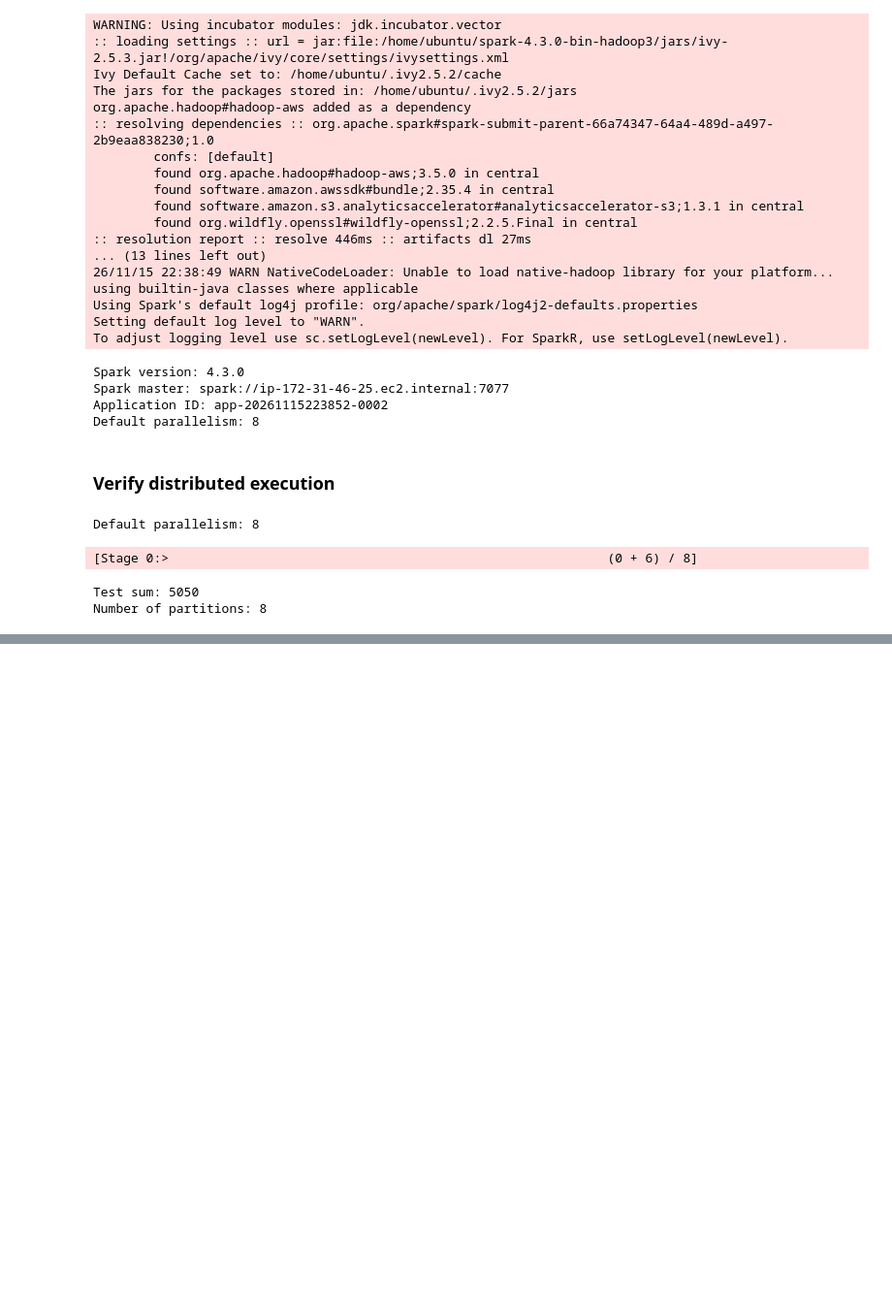
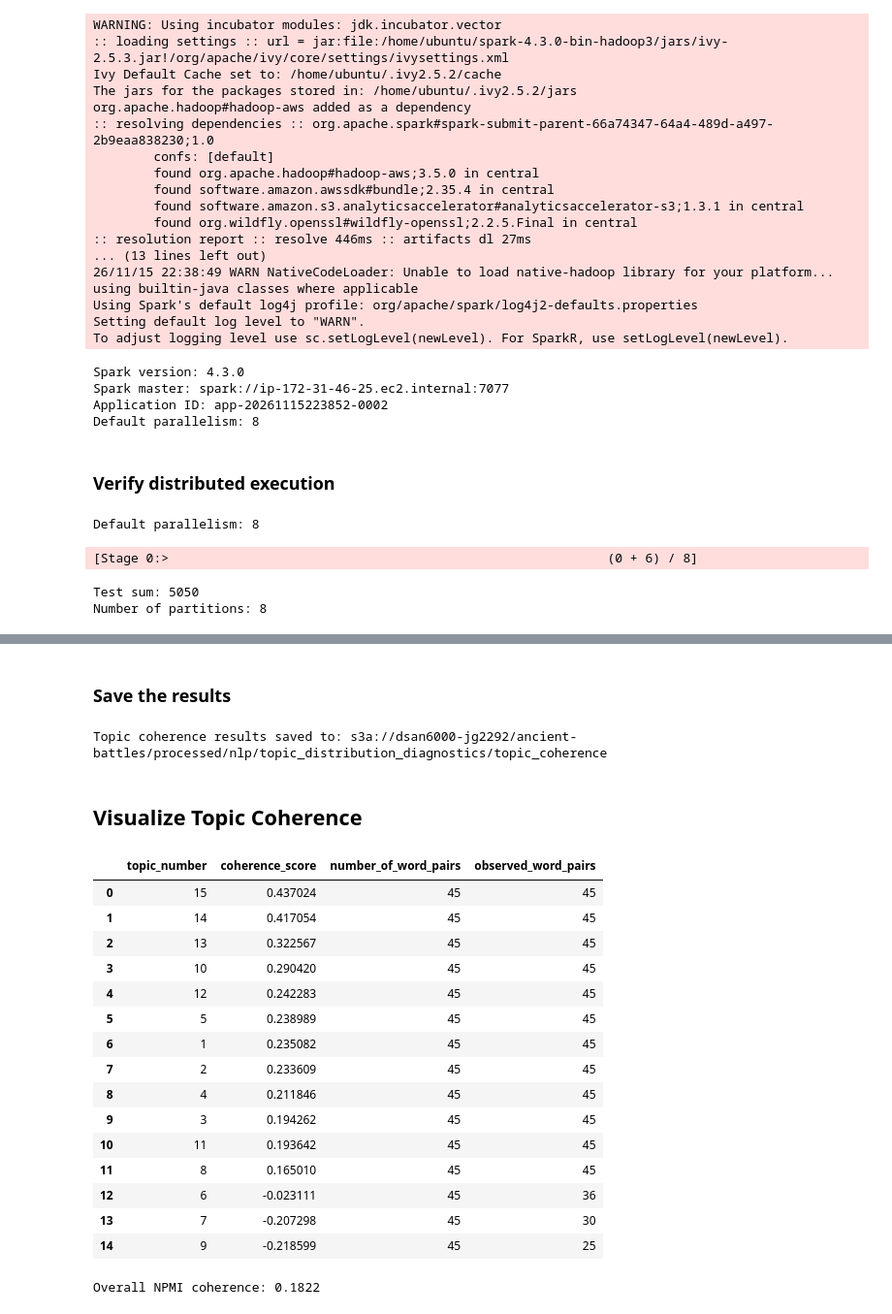
Before and after one commit to jg2292/DSAN600-AncientBattles, a Jupyter notebook: Wikipedia_Article_LDA_spark.ipynb, the cells around one changed output, grey strips where cells are left out. Shown at 97% size. Drawn from its saved outputs; the diff is of its cells as text; code cells hidden in the pictures; blank space fills up the shorter version.

```diff
--- a/Wikipedia_Article_LDA_spark.ipynb
+++ b/Wikipedia_Article_LDA_spark.ipynb
@@ -105,0 +1921,53 @@ PYSPARK_DRIVER_PYTHON: None
+# %% [markdown]
+### Save the results
+# %%
+TOPIC_COHERENCE_DIR = f"{DIAGNOSTICS_DIR}/topic_coherence"
+
+topic_coherence_df.write.mode("overwrite").parquet(
+    f"{TOPIC_COHERENCE_DIR}/topic_scores"
+)
+
+npmi_pairs_df.write.mode("overwrite").parquet(
+    f"{TOPIC_COHERENCE_DIR}/pairwise_scores"
+)
+
+print("Topic coherence results saved to:", TOPIC_COHERENCE_DIR)
+# %% [output]
+Topic coherence results saved to: s3a://dsan6000-jg2292/ancient-battles/processed/nlp/topic_distribution_diagnostics/topic_coherence
+# %% [markdown]
+## Visualize Topic Coherence
+# %%
+topic_coherence_df = spark.read.parquet(
+    f"{TOPIC_COHERENCE_DIR}/topic_scores"
+)
+
+coherence_plot_df = (
+    topic_coherence_df
+    .orderBy("coherence_score", ascending=False)
+    .toPandas()
+)
+
+# Calculate overall mean coherence
+overall_coherence = coherence_plot_df["coherence_score"].mean()
+
+display(coherence_plot_df)
+
+print("Overall NPMI coherence:", round(overall_coherence, 4))
+# %% [output]
+|  | topic_number | coherence_score | number_of_word_pairs | observed_word_pairs |
+| 0 | 15 | 0.437024 | 45 | 45 |
+| 1 | 14 | 0.417054 | 45 | 45 |
+| 2 | 13 | 0.322567 | 45 | 45 |
+| 3 | 10 | 0.290420 | 45 | 45 |
+| 4 | 12 | 0.242283 | 45 | 45 |
+| 5 | 5 | 0.238989 | 45 | 45 |
+| 6 | 1 | 0.235082 | 45 | 45 |
+| 7 | 2 | 0.233609 | 45 | 45 |
+| 8 | 4 | 0.211846 | 45 | 45 |
+| 9 | 3 | 0.194262 | 45 | 45 |
+| 10 | 11 | 0.193642 | 45 | 45 |
+| 11 | 8 | 0.165010 | 45 | 45 |
+| 12 | 6 | -0.023111 | 45 | 36 |
+| 13 | 7 | -0.207298 | 45 | 30 |
+| 14 | 9 | -0.218599 | 45 | 25 |
+Overall NPMI coherence: 0.1822
```
Also changed, not shown: parts of 61 cells of this notebook, 33 other files.
